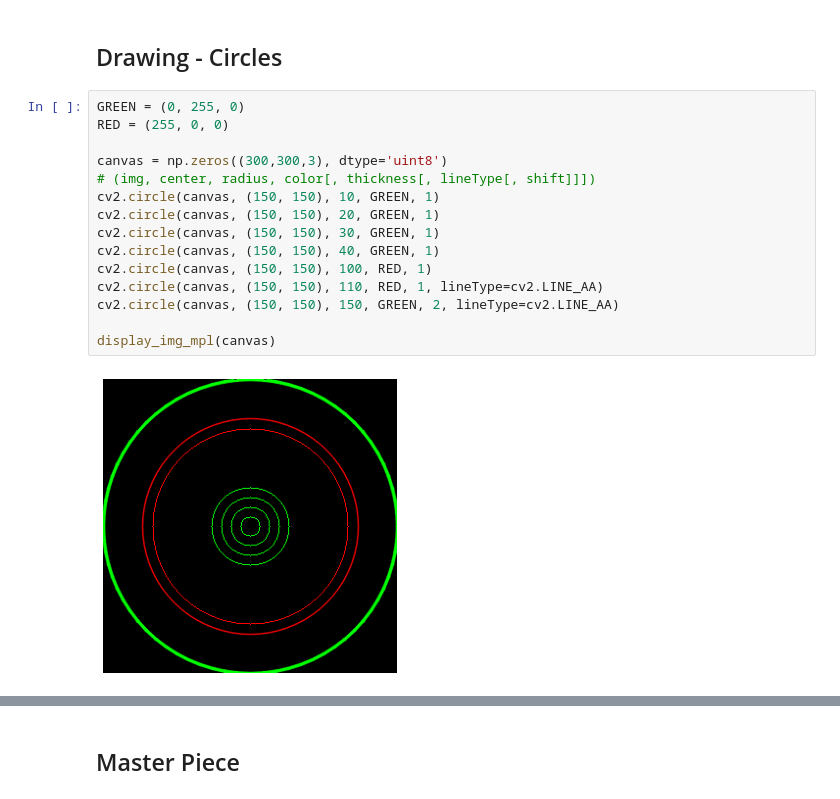
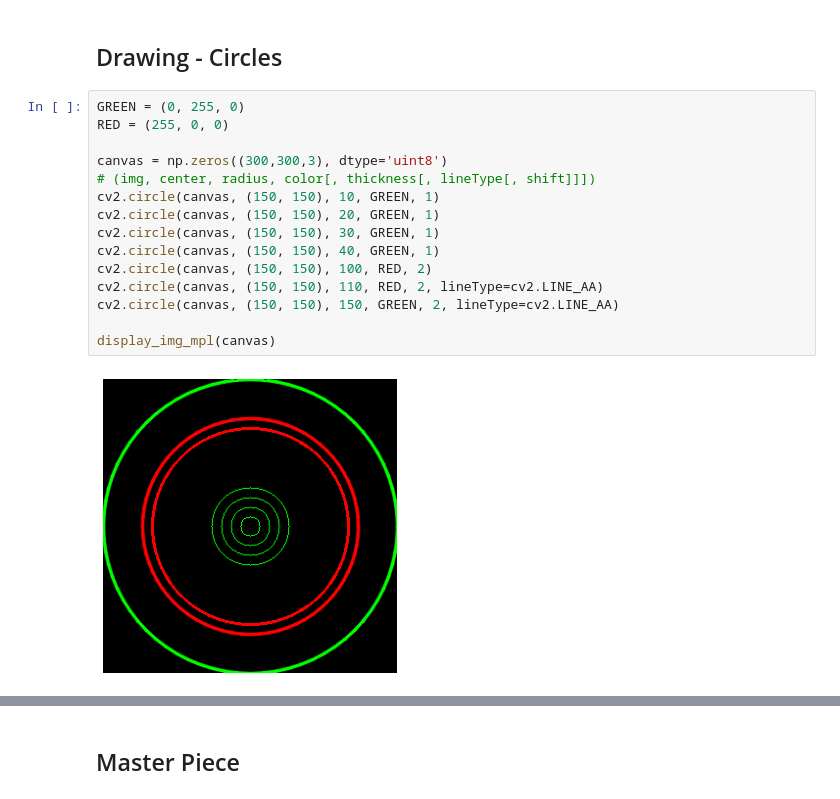
Before and after one commit to Tma2333/Notebook_Project, a Jupyter notebook: ComputerVision/drawing.ipynb, the cells around one changed output, grey strips where cells are left out. Cells and saved outputs as stored; diff of their text form.

```diff
--- a/ComputerVision/drawing.ipynb
+++ b/ComputerVision/drawing.ipynb
@@ -97,17 +100,17 @@ display_img_mpl(canvas)
 # %%
 GREEN = (0, 255, 0)
 RED = (255, 0, 0)
 
 canvas = np.zeros((300,300,3), dtype='uint8')
 # (img, center, radius, color[, thickness[, lineType[, shift]]])
 cv2.circle(canvas, (150, 150), 10, GREEN, 1)
 cv2.circle(canvas, (150, 150), 20, GREEN, 1)
 cv2.circle(canvas, (150, 150), 30, GREEN, 1)
 cv2.circle(canvas, (150, 150), 40, GREEN, 1)
-cv2.circle(canvas, (150, 150), 100, RED, 1)
-cv2.circle(canvas, (150, 150), 110, RED, 1, lineType=cv2.LINE_AA)
+cv2.circle(canvas, (150, 150), 100, RED, 2)
+cv2.circle(canvas, (150, 150), 110, RED, 2, lineType=cv2.LINE_AA)
 cv2.circle(canvas, (150, 150), 150, GREEN, 2, lineType=cv2.LINE_AA)
 
 display_img_mpl(canvas)
 # %% [output]
-[figure, old version]
+[figure, new version]
```
Also changed, not shown: parts of 9 cells of this notebook.
